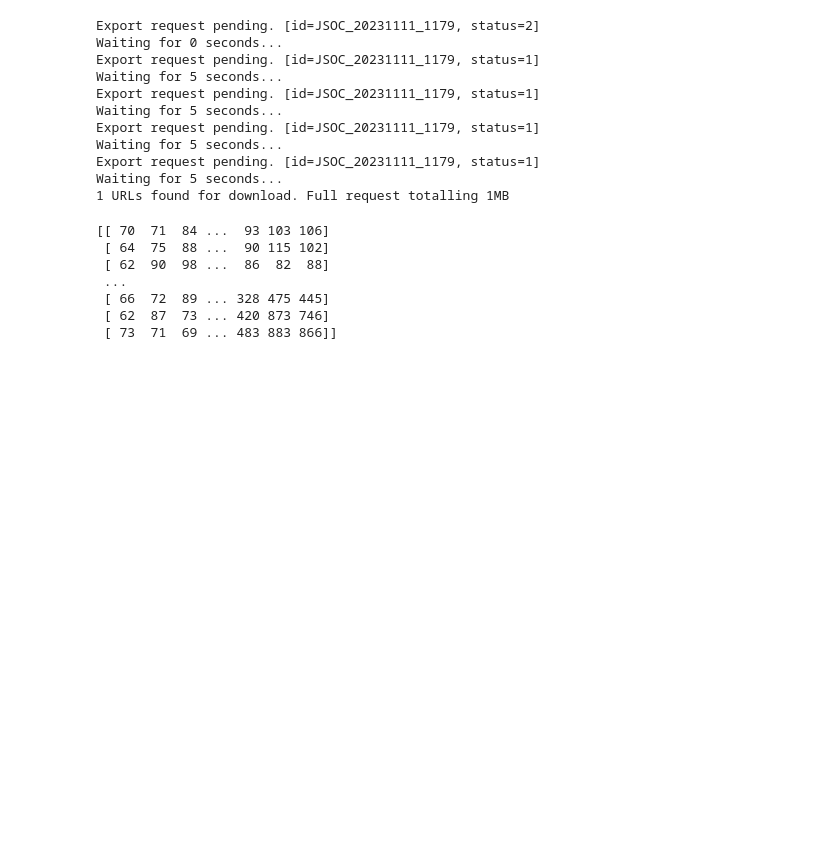
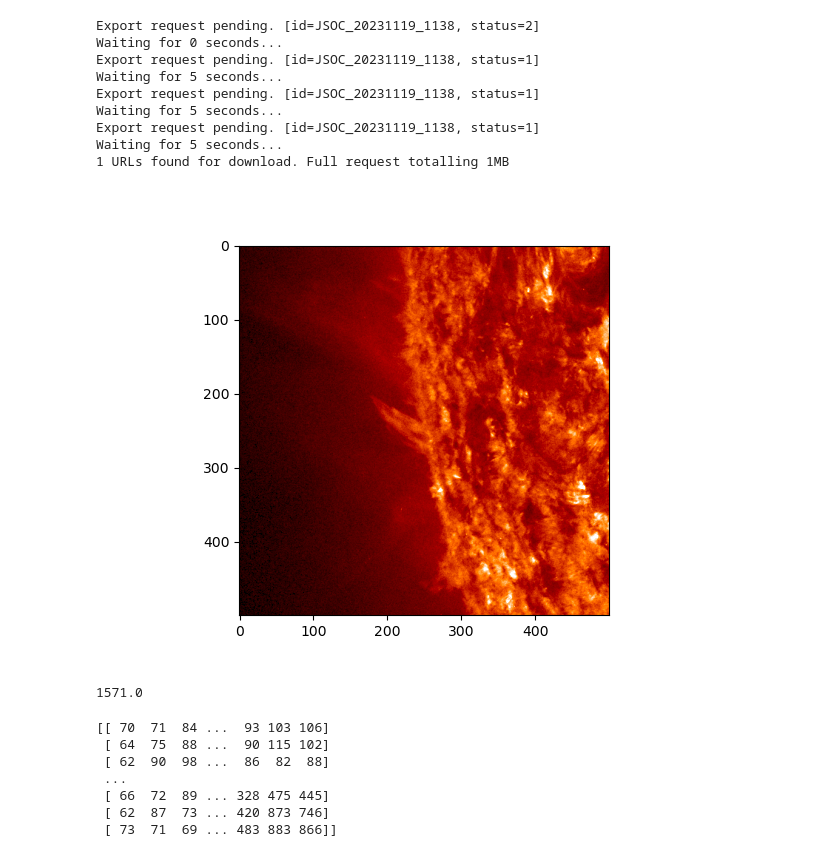
Before and after one commit to CS-433/ml-project-2-jac, a Jupyter notebook: essai.ipynb, the cells around one changed output. Cells and saved outputs as stored; diff of their text form; code cells hidden in the pictures; blank space fills up the shorter version.

```diff
--- a/essai.ipynb
+++ b/essai.ipynb
@@ -145,51 +24,23 @@ data.head(2)
-# %%
-import numpy as np
-def get_image(data):
-    dates=data["date"]
-
-    for i,date in enumerate(dates):
-
-        start_time = Time(date, scale='utc', format='isot')
-
-        bottom_x=data["basepoint_X_longitude"][i]
-        bottom_y=data["basepoint_Y_latitude"][i]
-
-        duration=data["duration"][i]
-
-        bottom_left = SkyCoord(bottom_x*u.arcsec, bottom_y*u.arcsec, obstime=start_time, observer="earth", frame="helioprojective")
-        top_right = SkyCoord((bottom_x+300)*u.arcsec, (bottom_y+300)*u.arcsec, obstime=start_time, observer="earth", frame="helioprojective")
-
-        jsoc_email = "adrien.joliat@epfl.ch"
-
-        cutout = a.jsoc.Cutout(bottom_left=bottom_left, top_right=top_right, tracking=True)
-
-        query = Fido.search(
-            a.Time(start_time , start_time + duration*u.min),
-            a.Wavelength(304*u.angstrom),
-            a.Sample(5*u.h),
-            a.jsoc.Series.aia_lev1_euv_12s,
-            a.jsoc.Notify(jsoc_email),
-            a.jsoc.Segment.image,
-            cutout,
-        )
-        files = Fido.fetch(query)
-        files.sort()
-    return files
-
-
-file=get_image(data[data.index==0])
-# %% [output]
-Export request pending. [id=JSOC_20231111_1179, status=2]
-Waiting for 0 seconds...
-Export request pending. [id=JSOC_20231111_1179, status=1]
-Waiting for 5 seconds...
-Export request pending. [id=JSOC_20231111_1179, status=1]
-Waiting for 5 seconds...
-Export request pending. [id=JSOC_20231111_1179, status=1]
-Waiting for 5 seconds...
-Export request pending. [id=JSOC_20231111_1179, status=1]
-Waiting for 5 seconds...
-1 URLs found for download. Full request totalling 1MB
+# %%
+data=load_data()
+files=get_image(data[data.index==222], num_image=1) #first line of the data
+image_array=array_file(files)
+plot_array(image_array)
+# %% [output]
+Export request pending. [id=JSOC_20231119_1138, status=2]
+Waiting for 0 seconds...
+Export request pending. [id=JSOC_20231119_1138, status=1]
+Waiting for 5 seconds...
+Export request pending. [id=JSOC_20231119_1138, status=1]
+Waiting for 5 seconds...
+Export request pending. [id=JSOC_20231119_1138, status=1]
+Waiting for 5 seconds...
+1 URLs found for download. Full request totalling 1MB
+[figure, added]
+# %%
+np.max(image_array)
+# %% [output]
+1571.0
 # %%
 from astropy.io import fits
 with fits.open(file[0]) as f:
```
Also changed, not shown: parts of 5 cells of this notebook, 5 other files.
